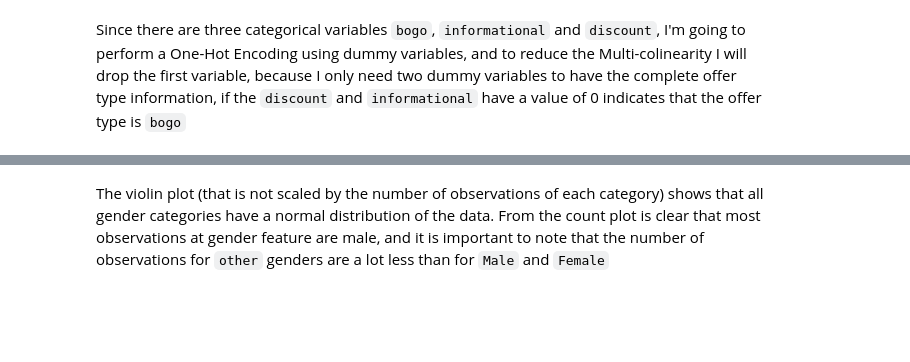
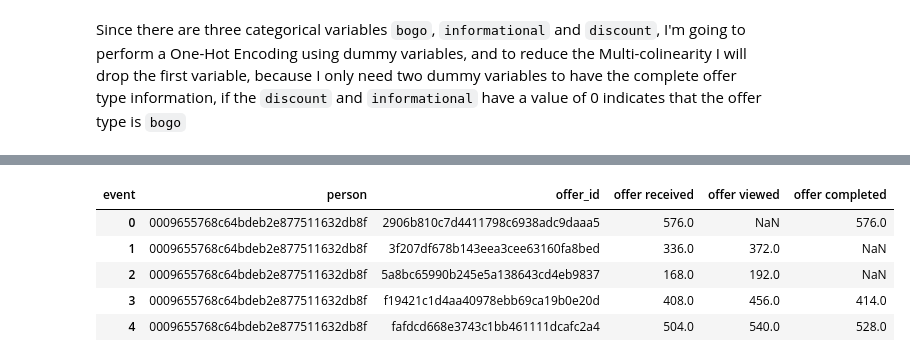
Before and after one commit to Haroldg94/Udacity-Machine-Learning-Engineer-Nanodegree, a Jupyter notebook: Capstone_project.ipynb, the cells around one changed output, grey strips where cells are left out. Saved outputs shown, nothing was run; the diff lists cells and outputs as text; code cells hidden in the pictures; blank space fills up the shorter version.

Commit message:
Making a pivot table to have the time of each offer event by each offer id and person id

```diff
--- a/Capstone_project.ipynb
+++ b/Capstone_project.ipynb
@@ -270,2 +272,15 @@ plt.show()
-# %% [markdown]
-The violin plot (that is not scaled by the number of observations of each category) shows that all gender categories have a normal distribution of the data. From the count plot is clear that most observations at gender feature are male, and it is important to note that the number of observations for <code>other</code> genders are a lot less than for <code>Male</code> and <code>Female</code>
+# %%
+# Making a pivot table to have the time of each offer event by each offer id and person id
+pivot_offer_df = pd.pivot_table(data=offer_events_df,
+                            index=['person','offer_id'],
+                            columns=['event'],
+                            values='time').reset_index()
+pivot_offer_df = pivot_offer_df[['person', 'offer_id', 'offer received', 'offer viewed', 'offer completed']]
+pivot_offer_df.head()
+# %% [output]
+| event | person | offer_id | offer received | offer viewed | offer completed |
+| 0 | 0009655768c64bdeb2e877511632db8f | 2906b810c7d4411798c6938adc9daaa5 | 576.0 | NaN | 576.0 |
+| 1 | 0009655768c64bdeb2e877511632db8f | 3f207df678b143eea3cee63160fa8bed | 336.0 | 372.0 | NaN |
+| 2 | 0009655768c64bdeb2e877511632db8f | 5a8bc65990b245e5a138643cd4eb9837 | 168.0 | 192.0 | NaN |
+| 3 | 0009655768c64bdeb2e877511632db8f | f19421c1d4aa40978ebb69ca19b0e20d | 408.0 | 456.0 | 414.0 |
+| 4 | 0009655768c64bdeb2e877511632db8f | fafdcd668e3743c1bb461111dcafc2a4 | 504.0 | 540.0 | 528.0 |
```
Also changed, not shown: parts of 29 cells of this notebook, 1 other file.
